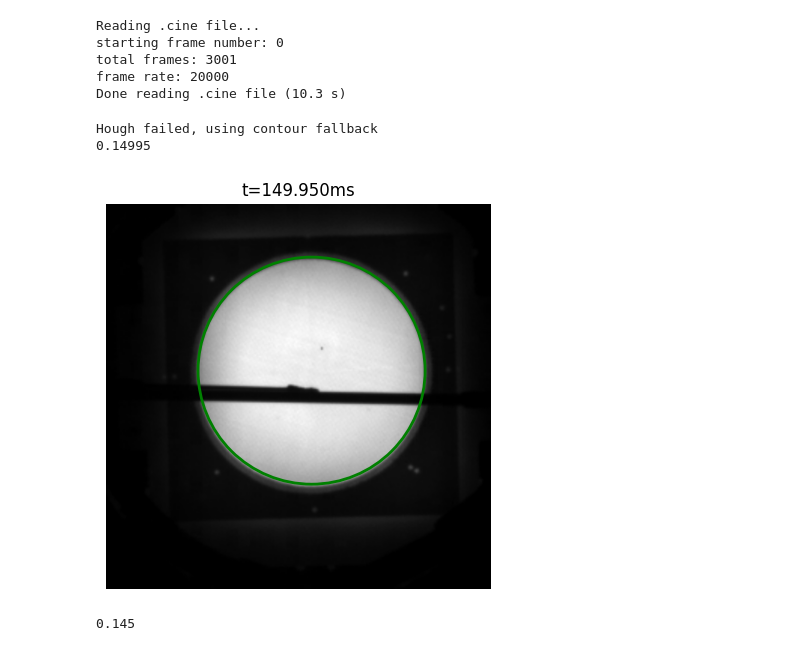
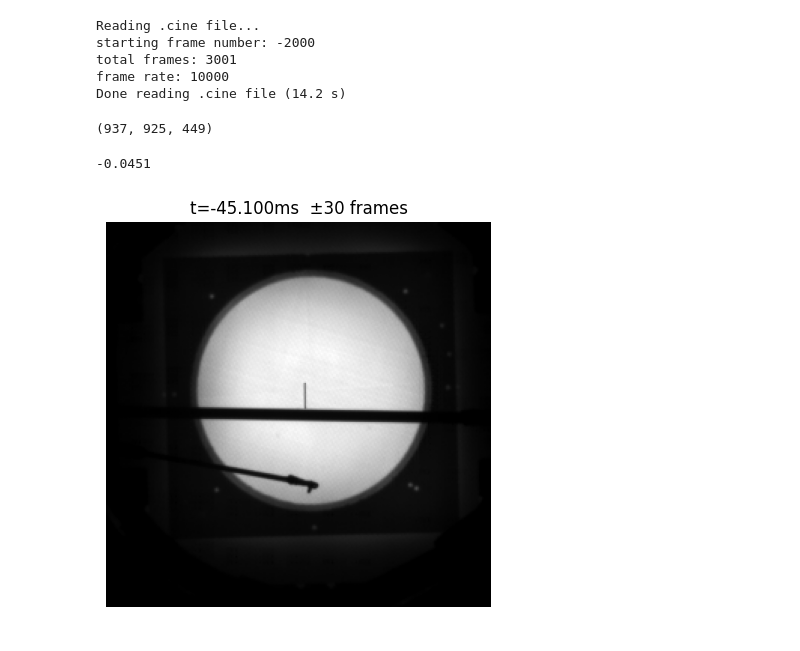
Before and after one commit to hjia94/data-analysis, a Jupyter notebook: object_tracking/fastcam_test.ipynb, the cells around one changed output. Cells and saved outputs as stored; diff of their text form; code cells hidden in the pictures.

```diff
--- a/object_tracking/fastcam_test.ipynb
+++ b/object_tracking/fastcam_test.ipynb
@@ -35,52 +17,46 @@ F:\AUG2025\P23\48_He1kG430G_5450A_P23_K0_shot005.cine
 # %%
-cine_path = r"F:\AUG2025\P24\20_He1kG430G_5800A_K-15_shot001.cine"
+cine_path = r"E:\AUG2025\P23\41_He1kG430G_5450A_P23_K20_shot001.cine"
 avi_path = cine_path.replace('.cine', '.avi')
 
 tarr, frarr, dt = read_cine(cine_path)
-
+set_chamber(shape=(1024, 1024), cx=512, cy=480, radius=425)
+detect_and_cache_chamber(avi_path)
 # convert_cine_to_avi(frarr, avi_path)
 # %% [output]
 Reading .cine file...
-starting frame number: 0
+starting frame number: -2000
 total frames: 3001
-frame rate: 20000
-Done reading .cine file (10.3 s)
+frame rate: 10000
+Done reading .cine file (14.2 s)
+(937, 925, 449)
 # %%
 parr, frarr, cf = track_object(avi_path)
-# %%
-frame_num = 2999
-
-cap = cv2.VideoCapture(avi_path)
-cap.set(cv2.CAP_PROP_POS_FRAMES, frame_num)
-ret, frame = cap.read()
-if not ret:
-    raise ValueError(f"Could not read frame")
-
-# Detect chamber
-(cx, cy), chamber_radius = detect_chamber(frame)
-
-total_frames = int(cap.get(cv2.CAP_PROP_FRAME_COUNT))
-
-# Display the original frame
-plt.figure(figsize=(15, 5))
-plt.imshow(cv2.cvtColor(frame, cv2.COLOR_BGR2RGB))
-
-# Draw the chamber as a circle
-chamber_circle = plt.Circle((cx, cy), chamber_radius, fill=False, color='green', linewidth=2)
-plt.gca().add_patch(chamber_circle)
-
-plt.title(f"t={tarr[frame_num] * 1e3:.3f}ms")
-plt.axis('off')
-
-cap.release()
-
-print(tarr[frame_num])
-# %% [output]
-Hough failed, using contour fallback
-0.14995
-[figure, removed]
-# %%
-tarr[2900]
-# %% [output]
-0.145
+# %%
+frame_num = 1549
+n_frames = 30   # half-window: overlay 2*n_frames + 1 frames
+
+# Detect + cache once per camera shape; no-op on subsequent runs
+cx, cy, chamber_radius = detect_and_cache_chamber(avi_path)
+
+# Build the overlay
+fig, ax = plt.subplots(figsize=(15, 5))
+ax, overlay = overlay_motion_frames(
+    frarr,
+    center_frame=frame_num,
+    n_frames=n_frames,
+    mode="min",      # dark ball on bright chamber
+    ax=ax,
+)
+
+# overlay_motion_frames uses origin="lower"; flip the chamber circle's y to match
+ax.add_patch(plt.Circle((cx, frarr.shape[1] - cy), chamber_radius,
+                        fill=False, color='green', linewidth=2))
+
+ax.set_title(f"t={tarr[frame_num] * 1e3:.3f}ms  ±{n_frames} frames")
+ax.axis('off')
+
+print(tarr[frame_num])
+# %% [output]
+-0.0451
+[figure, added]
 # %%
```
Also changed, not shown: parts of 5 cells of this notebook, 3 other files.
